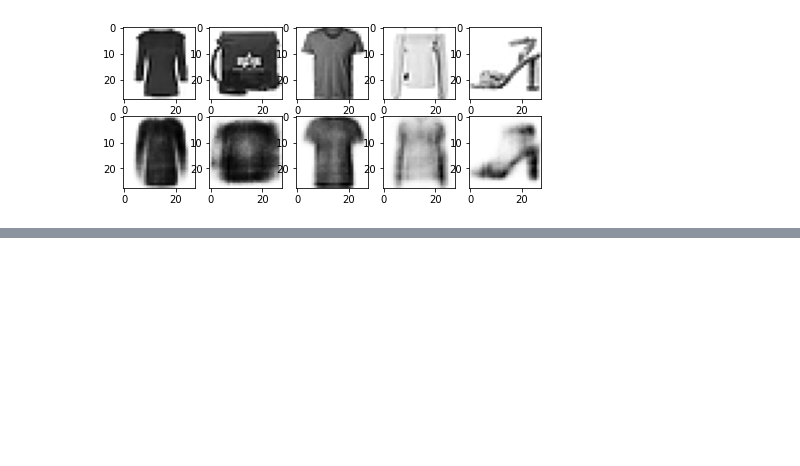
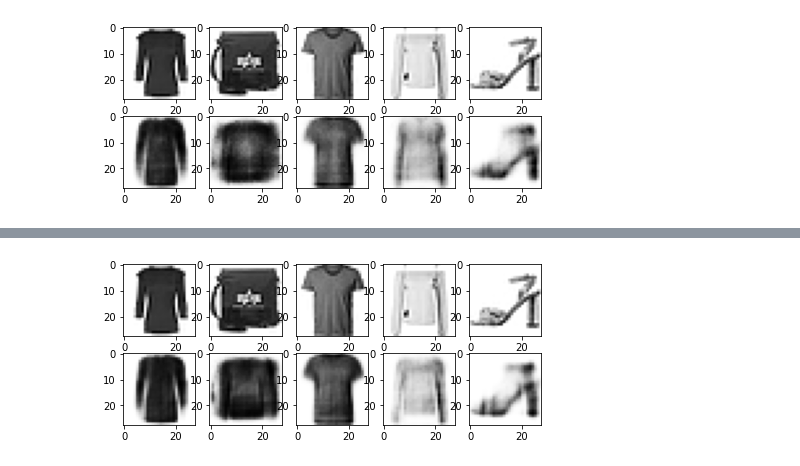
Before and after one commit to kimhwijin/HandsOnMachineLearing, a Jupyter notebook: AutoEncoder_GAN_17.ipynb, the cells around one changed output, grey strips where cells are left out. Cells and saved outputs as stored; diff of their text form; code cells hidden in the pictures; blank space fills up the shorter version.

```diff
--- a/AutoEncoder_GAN_17.ipynb
+++ b/AutoEncoder_GAN_17.ipynb
@@ -166,0 +222,29 @@ show_reconstructions(stacked_autoencoder)
+# %%
+def rounded_accuracy(y_true, y_pred):
+    return keras.metrics.binary_crossentropy(tf.round(y_true), tf.round(y_pred))
+# %%
+keras.backend.clear_session()
+tf.random.set_seed(42)
+np.random.seed(42)
+
+dense_1 = keras.layers.Dense(100, activation="selu")
+dense_2 = keras.layers.Dense(30, activation="selu")
+
+tied_encoder = keras.models.Sequential([
+    keras.layers.Flatten(input_shape=[28, 28]),
+    dense_1,
+    dense_2
+])
+
+tied_decoder = keras.models.Sequential([
+    DenseTranspose(dense_2, activation="selu"),
+    DenseTranspose(dense_1, activation="sigmoid"),
+    keras.layers.Reshape([28, 28])
+])
+
+tied_ae = keras.models.Sequential([tied_encoder, tied_decoder])
+
+tied_ae.compile(loss="binary_crossentropy", optimizer=keras.optimizers.SGD(learning_rate=1.5), metrics=[rounded_accuracy])
+# %%
+history = tied_ae.fit(X_train, X_train, epochs=20,
+                      validation_data=(X_valid, X_valid))
@@ -166,0 +269,5 @@ show_reconstructions(stacked_autoencoder)
+# %%
+show_reconstructions(tied_ae)
+plt.show()
+# %% [output]
+[figure, added]
```
Also changed, not shown: parts of 8 cells of this notebook.
